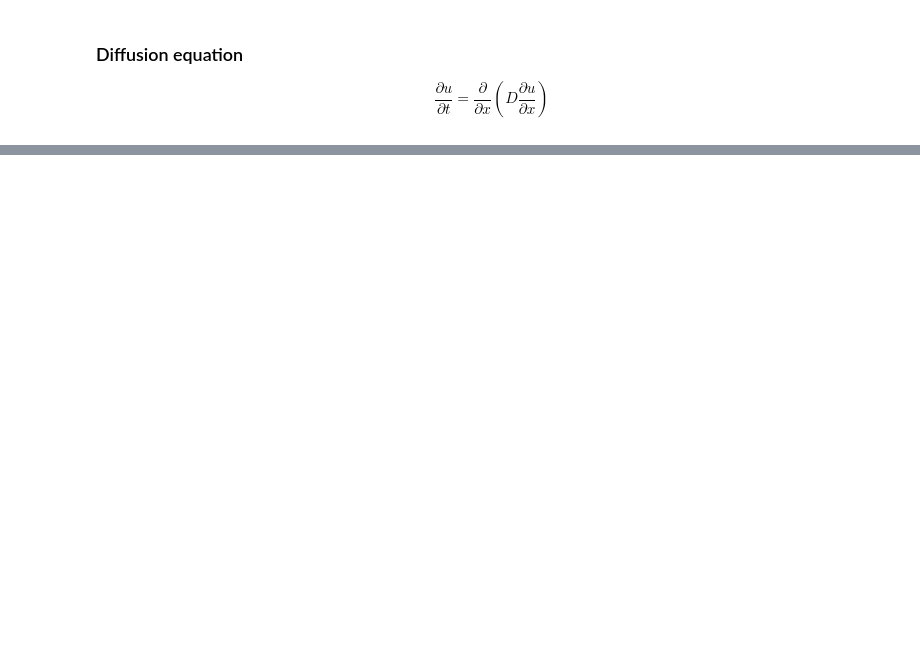
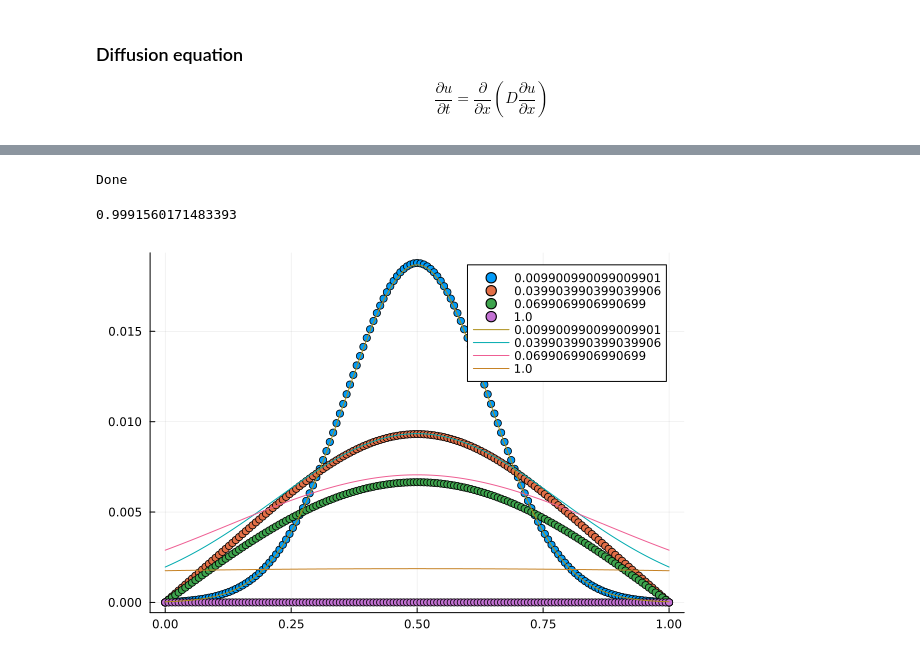
Before and after one commit to emilssp/Computational_Physics_v24, a Jupyter notebook: Diffusion_Waves_Shock/main.ipynb, the cells around one changed output, grey strips where cells are left out. Saved outputs shown, nothing was run; the diff lists cells and outputs as text; code cells hidden in the pictures; blank space fills up the shorter version.

Commit message:
added analytical solutions with graphs

```diff
--- a/Diffusion_Waves_Shock/main.ipynb
+++ b/Diffusion_Waves_Shock/main.ipynb
@@ -79,4 +119,26 @@ u_res_absorbing = CN_absorbing_BC(u_init, cfl)
 
 u_res_reflecting = CN_reflecting_BC(u_init, cfl)
 
-u_anal_unbounded = unbounded.(0.5, x', t[2:end])
+u_an_unbounded = unbounded.(L/2, x', t[2:end])
+
+u_an_absorbing = absorbing_bounds.(L/2, x', t)
+
+u_an_reflecting= reflecting_bounds.(L/2, x', t)
+
+println("Done")
+# %% [output]
+Done
+# %%
+print(sum(u_res_absorbing[round(Int, 0.01/dt)]))
+plot(scatter(x,u_res_absorbing[round(Int, 0.01/dt)], label = t[round(Int, 0.01/dt)]))
+plot!(scatter!(x,u_res_absorbing[round(Int, 0.04/dt)], label = t[round(Int, 0.04/dt)]))
+plot!(scatter!(x,u_res_absorbing[round(Int, 0.07/dt)], label = t[round(Int, 0.07/dt)]))
+plot!(scatter!(x,u_res_absorbing[round(Int, 1/dt)], label = t[round(Int, 1/dt)]))
+
+plot!(x, u_an_unbounded[round(Int, 0.01/dt), :], label = t[round(Int, 0.01/dt)])
+plot!(x, u_an_unbounded[round(Int, 0.04/dt), :], label = t[round(Int, 0.04/dt)])
+plot!(x, u_an_unbounded[round(Int, 0.07/dt), :], label = t[round(Int, 0.07/dt)])
+plot!(x, u_an_unbounded[end, :], label = t[end])
+# %% [output]
+0.9991560171483393
+[figure, added]
```
Also changed, not shown: parts of 9 cells of this notebook.
